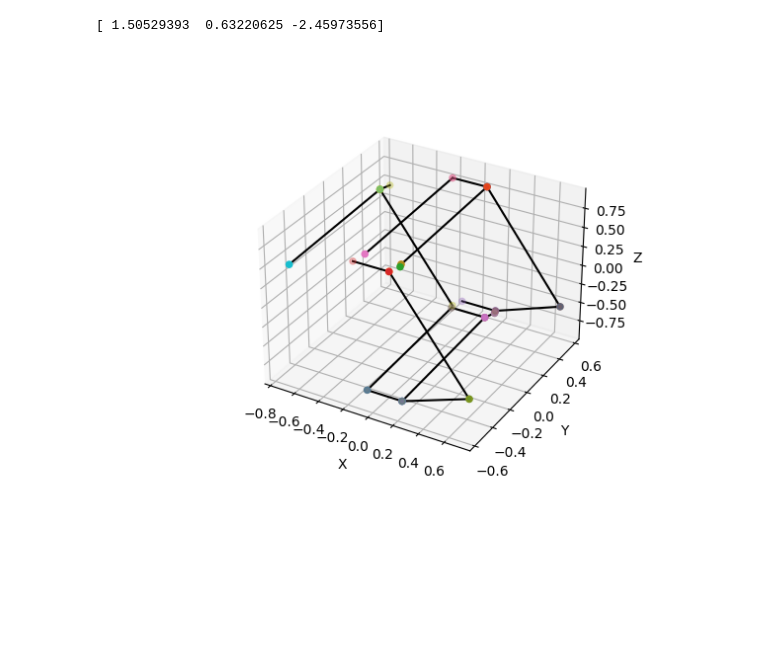
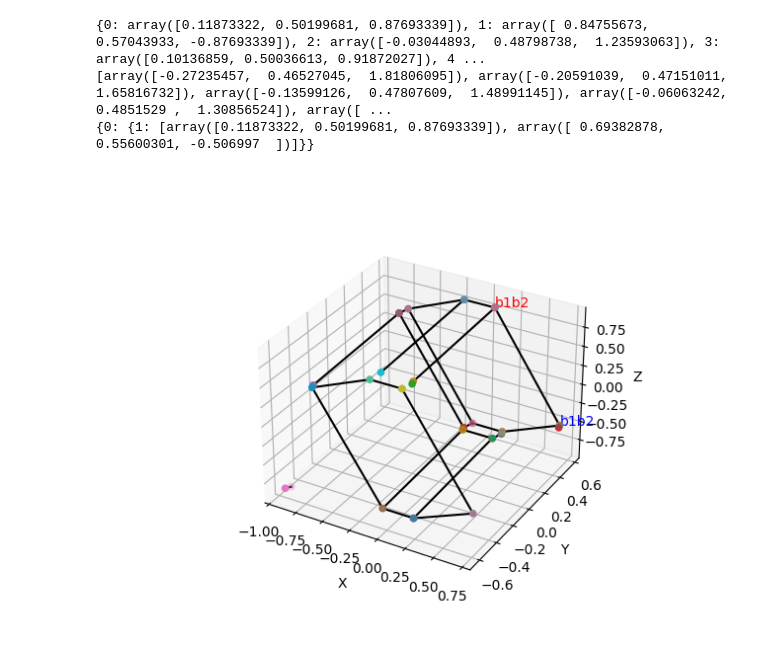
Before and after one commit to Kugetsu/vscode_git, a Jupyter notebook: template/FBZplot.ipynb, the cells around one changed output. Cells and saved outputs as stored; diff of their text form; code cells hidden in the pictures; blank space fills up the shorter version.

```diff
--- a/template/FBZplot.ipynb
+++ b/template/FBZplot.ipynb
@@ -20,7 +20,7 @@ b3 = np.array([0,0,1.75386677814264])
 #b2=np.array([0,1.09463158661665,0])
 #b3=np.array([0,0,1.72374907314815])
 
-pnum=15 #小数点保留位数　　小数点以下の桁数
+pnum=10 #小数点保留位数　　小数点以下の桁数
 renum=3 #重复点的最小值　　repid number 判断の根拠の１つ（物理的の意味は頂点は少なくとも3つの平面に接続している）
 tolerance = 1e-4  # 容差值，根据实际情况进行调整
 
@@ -41,8 +41,8 @@ for i in range(len(vectors)):
     result_center[i]={}
     for j in range(i+1,len(vectors)):
         cross=np.cross(vectors[i],vectors[j])
-        if np.linalg.norm(cross) > tolerance:
-        #if np.linalg.norm(cross) != 0:
+        #if np.linalg.norm(cross) > tolerance:
+        if np.linalg.norm(cross) != 0:
             n3=0
             for k in range(len(vectors)):
                 rank=np.vstack((vectors[i],vectors[j],vectors[k])).T
@@ -60,7 +60,9 @@ for i in range(len(vectors)):
             result[i][j]=sort
             result_center[i][j]=sort[midpoint:midpoint+2]
             if i==0 and j==1:
-                print(solve)
+                print(X)
+                print(sort)
+                print(result_center)
 
 
 #print(result[0][1][0])
@@ -77,43 +79,47 @@ point_list = [[[tuple([0]*3) for _ in range(2)] for j in range(len(vectors))] fo
 for i in range(len(vectors)):
     for j in range(i+1, len(vectors)):
         cross = np.cross(vectors[i], vectors[j])
-        if np.linalg.norm(cross) > tolerance:
-        #if np.linalg.norm(cross) != 0:
+        #if np.linalg.norm(cross) > tolerance:
+        if np.linalg.norm(cross) != 0:
             point_list[i][j] = np.around(tuple(result_center[i][j]),pnum)
 
 coordinate_counts = Counter(tuple(point) for sublist in point_list for sublist2 in sublist for point in sublist2)
 
 #print(coordinate_counts)
 
 
 
 from mpl_toolkits.mplot3d import Axes3D
 
 
 
 %matplotlib widget
 
 fig = plt.figure()
 ax = plt.axes(projection='3d')
 
 for i in range(len(vectors)):
     for j in range(i+1,len(vectors)):
         cross=np.cross(vectors[i],vectors[j])
-        if np.linalg.norm(cross) > tolerance:
-        #if np.linalg.norm(cross) != 0:
+        #if np.linalg.norm(cross) > tolerance:
+        if np.linalg.norm(cross) != 0:
             x=[np.around(result_center[i][j][0][0],pnum),np.around(result_center[i][j][1][0],pnum)]
             y=[np.around(result_center[i][j][0][1],pnum),np.around(result_center[i][j][1][1],pnum)]
             z=[np.around(result_center[i][j][0][2],pnum),np.around(result_center[i][j][1][2],pnum)]
             if coordinate_counts.get(tuple(np.around(result_center[i][j][0], pnum)), 0) >= renum:
             #if coordinate_counts.get((np.around(result_center[i][j][0][0],pnum),np.around(result_center[i][j][0][1],pnum),np.around(result_center[i][j][0][2],pnum)),0)>=renum :  #3回以上出現の点を取って、描く
                 ax.scatter(x,y,z)
                 ax.plot([result_center[i][j][0][0],result_center[i][j][1][0]],[result_center[i][j][0][1],result_center[i][j][1][1]],[result_center[i][j][0][2],result_center[i][j][1][2]],color='black')
-
+label='b1b2'
+ax.text(result_center[0][1][0][0],result_center[0][1][0][1],result_center[0][1][0][2],label,color='red')
+ax.text(result_center[0][1][1][0],result_center[0][1][1][1],result_center[0][1][1][2],label,color='blue')
 ax.set_xlabel('X')
 ax.set_ylabel('Y')
 ax.set_zlabel('Z')
 
 plt.show()
 # %% [output]
-[ 1.50529393  0.63220625 -2.45973556]
+{0: array([0.11873322, 0.50199681, 0.87693339]), 1: array([ 0.84755673,  0.57043933, -0.87693339]), 2: array([-0.03044893,  0.48798738,  1.23593063]), 3: array([0.10136859, 0.50036613, 0.91872027]), 4 ...
+[array([-0.27235457,  0.46527045,  1.81806095]), array([-0.20591039,  0.47151011,  1.65816732]), array([-0.13599126,  0.47807609,  1.48991145]), array([-0.06063242,  0.4851529 ,  1.30856524]), array([ ...
+{0: {1: [array([0.11873322, 0.50199681, 0.87693339]), array([ 0.69382878,  0.55600301, -0.506997  ])]}}
-[figure, old version]
+[figure, new version]
```
